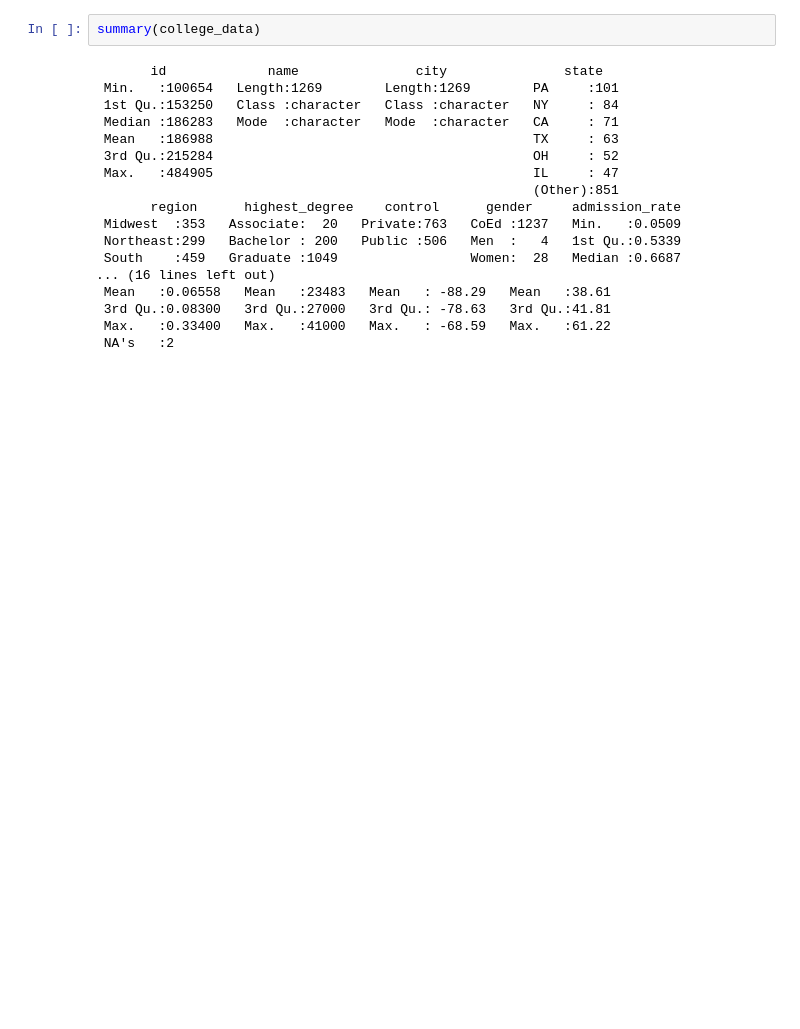
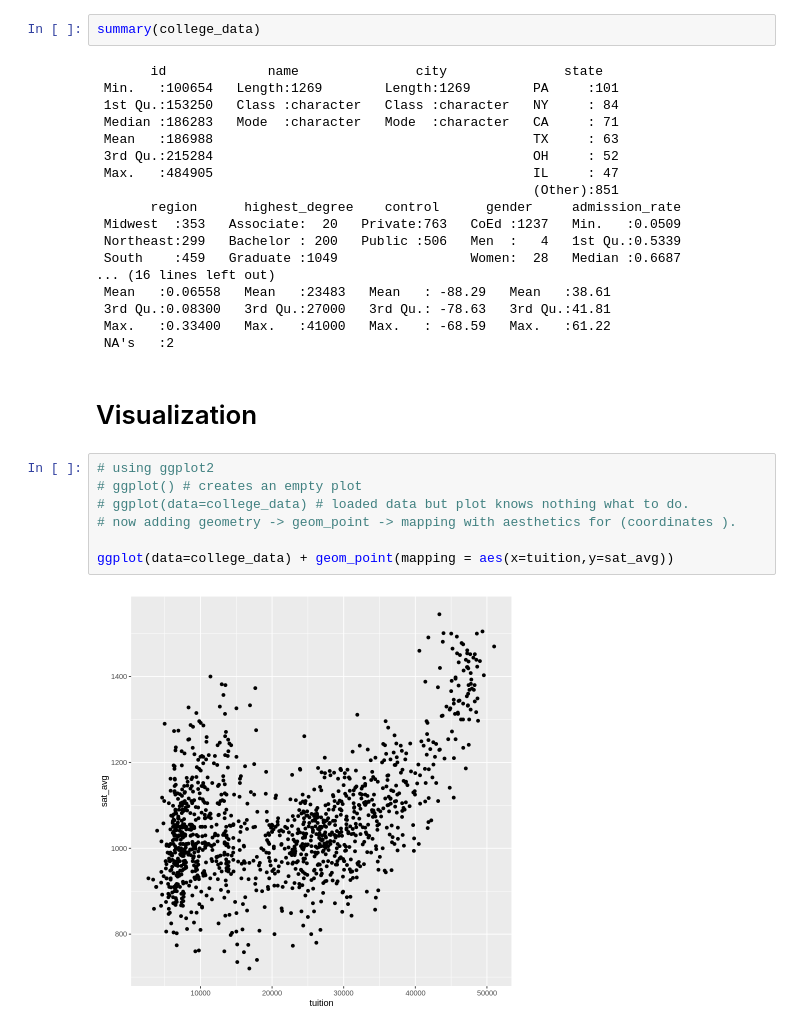
Before and after one commit to AashishTangnami/DataVisualizationR, a Jupyter notebook: Visualization/Data_Visualization_in_R_with_GGPLOT2.ipynb, the cells around one changed output. Saved outputs shown, nothing was run; the diff lists cells and outputs as text; blank space fills up the shorter version.

Commit message:
type of visualization graphs

```diff
--- a/Visualization/Data_Visualization_in_R_with_GGPLOT2.ipynb
+++ b/Visualization/Data_Visualization_in_R_with_GGPLOT2.ipynb
@@ -122,3 +112,14 @@ summary(college_data)
  3rd Qu.:0.08300   3rd Qu.:27000   3rd Qu.: -78.63   3rd Qu.:41.81
  Max.   :0.33400   Max.   :41000   Max.   : -68.59   Max.   :61.22
  NA's   :2
+# %% [markdown]
+# Visualization
+# %%
+# using ggplot2
+# ggplot() # creates an empty plot
+# ggplot(data=college_data) # loaded data but plot knows nothing what to do.
+# now adding geometry -> geom_point -> mapping with aesthetics for (coordinates ).
+
+ggplot(data=college_data) + geom_point(mapping = aes(x=tuition,y=sat_avg))
+# %% [output]
+[figure, added]
```
Also changed, not shown: parts of 19 cells of this notebook.
